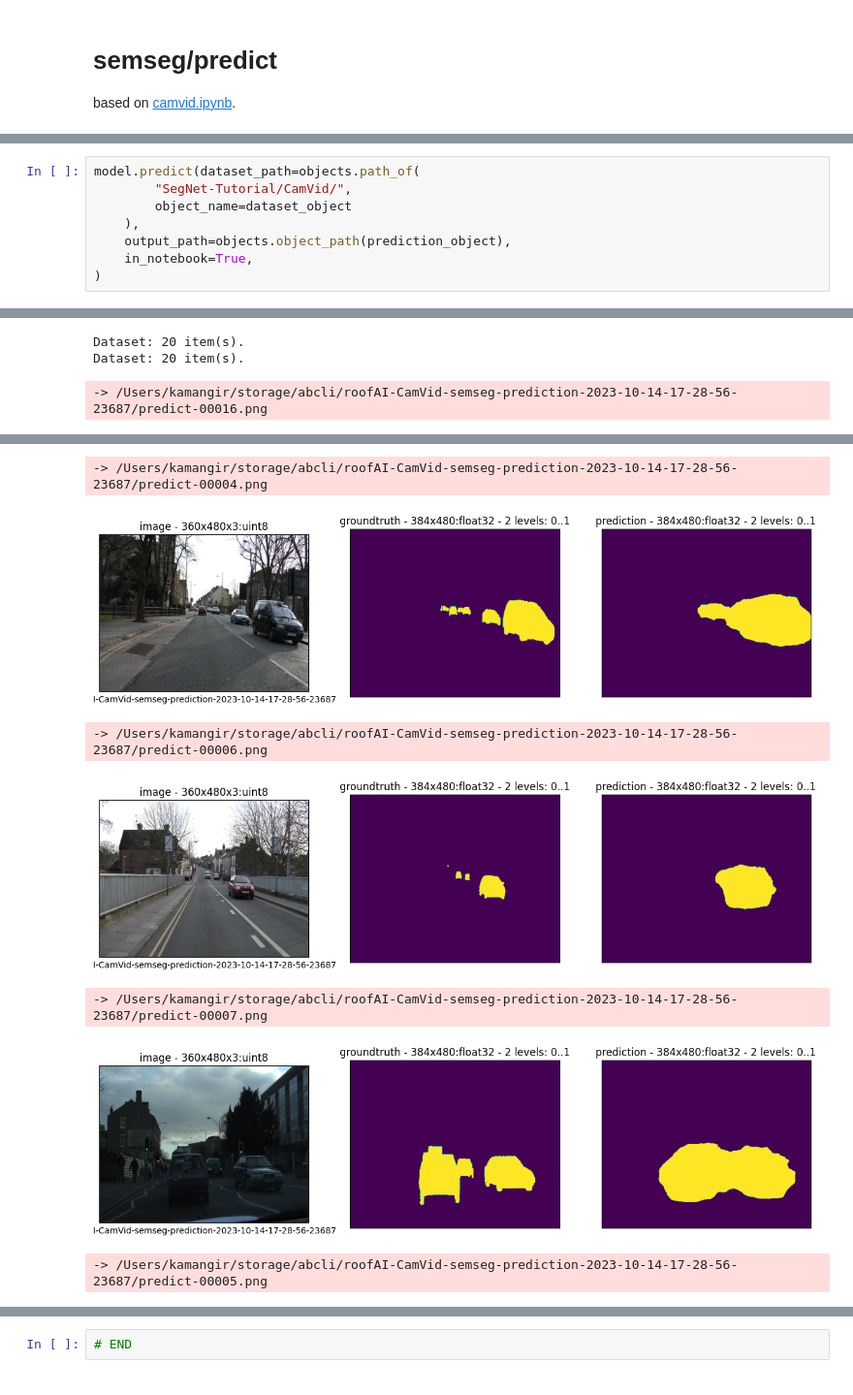
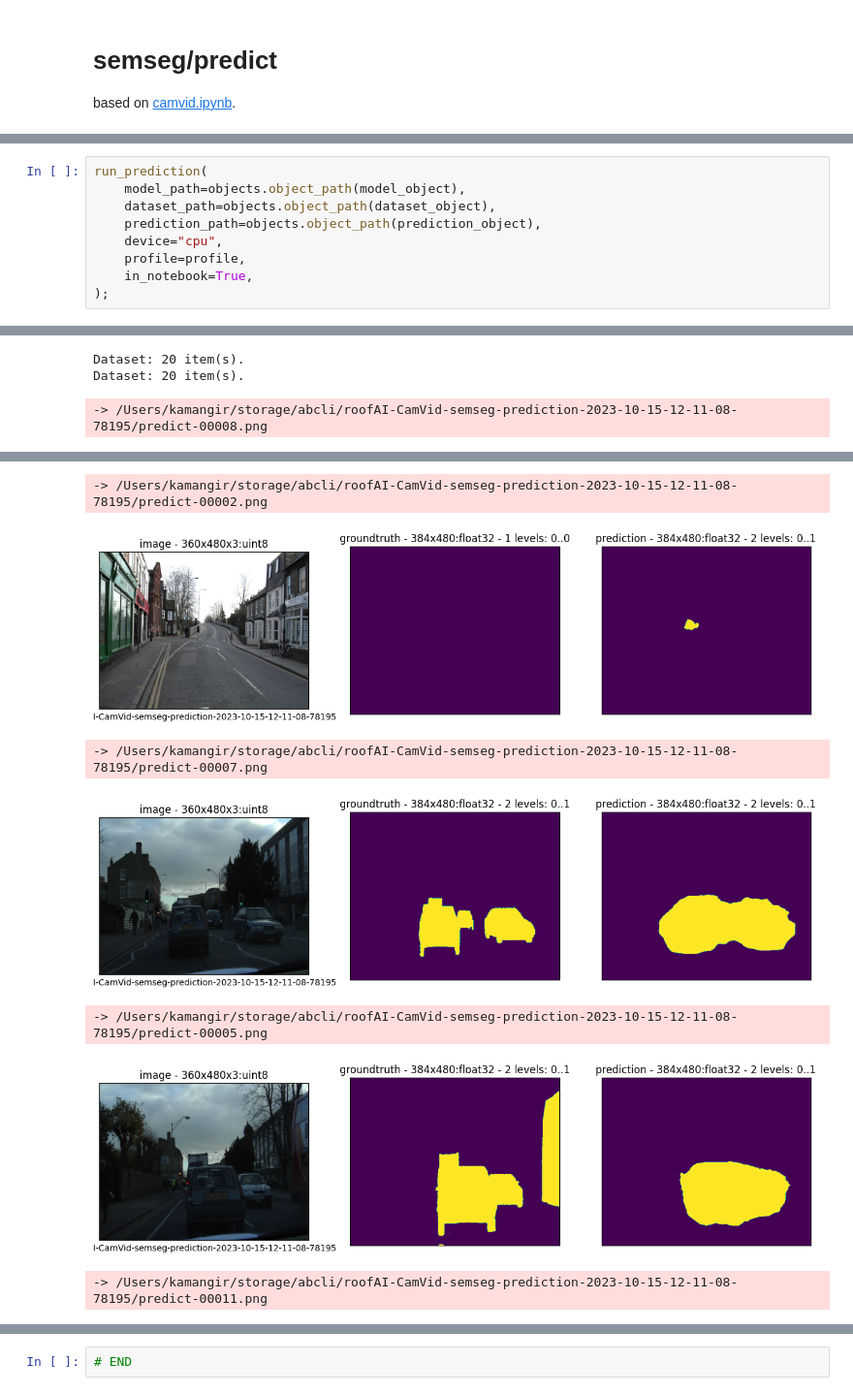
Before and after one commit to kamangir/roofAI, a Jupyter notebook: notebooks/semseg/predict.ipynb, the cells around one changed output, grey strips where cells are left out. Shown at 97% size. Drawn from its saved outputs; the diff is of its cells as text.

Commit message:
all tests pass 🚀 - kamangir/bolt#746

```diff
--- a/notebooks/semseg/predict.ipynb
+++ b/notebooks/semseg/predict.ipynb
@@ -44,9 +34,10 @@ SemSegModel: se_resnext50_32x4d[imagenet]-sigmoid-> car
 # %%
-model.predict(dataset_path=objects.path_of(
-        "SegNet-Tutorial/CamVid/",
-        object_name=dataset_object
-    ),
-    output_path=objects.object_path(prediction_object),
+run_prediction(
+    model_path=objects.object_path(model_object),
+    dataset_path=objects.object_path(dataset_object),
+    prediction_path=objects.object_path(prediction_object),
+    device="cpu",
+    profile=profile,
     in_notebook=True,
-)
+);
 # %% [output]
@@ -54,3 +47,3 @@ SemSegModel.predict(/Users/kamangir/storage/abcli/roofAI-CamVid-v2/SegNet-Tutori
 Dataset: 20 item(s).
 Dataset: 20 item(s).
--> /Users/kamangir/storage/abcli/roofAI-CamVid-semseg-prediction-2023-10-14-17-28-56-23687/predict-00016.png
+-> /Users/kamangir/storage/abcli/roofAI-CamVid-semseg-prediction-2023-10-15-12-11-08-78195/predict-00008.png
@@ -58,7 +51,7 @@ Dataset: 20 item(s).
--> /Users/kamangir/storage/abcli/roofAI-CamVid-semseg-prediction-2023-10-14-17-28-56-23687/predict-00004.png
+-> /Users/kamangir/storage/abcli/roofAI-CamVid-semseg-prediction-2023-10-15-12-11-08-78195/predict-00002.png
-[figure, old version]
+[figure, new version]
--> /Users/kamangir/storage/abcli/roofAI-CamVid-semseg-prediction-2023-10-14-17-28-56-23687/predict-00006.png
+-> /Users/kamangir/storage/abcli/roofAI-CamVid-semseg-prediction-2023-10-15-12-11-08-78195/predict-00007.png
-[figure, old version]
+[figure, new version]
--> /Users/kamangir/storage/abcli/roofAI-CamVid-semseg-prediction-2023-10-14-17-28-56-23687/predict-00007.png
+-> /Users/kamangir/storage/abcli/roofAI-CamVid-semseg-prediction-2023-10-15-12-11-08-78195/predict-00005.png
-[figure, old version]
+[figure, new version]
--> /Users/kamangir/storage/abcli/roofAI-CamVid-semseg-prediction-2023-10-14-17-28-56-23687/predict-00005.png
+-> /Users/kamangir/storage/abcli/roofAI-CamVid-semseg-prediction-2023-10-15-12-11-08-78195/predict-00011.png
```
Also changed, not shown: parts of 6 cells of this notebook, 13 other files.
